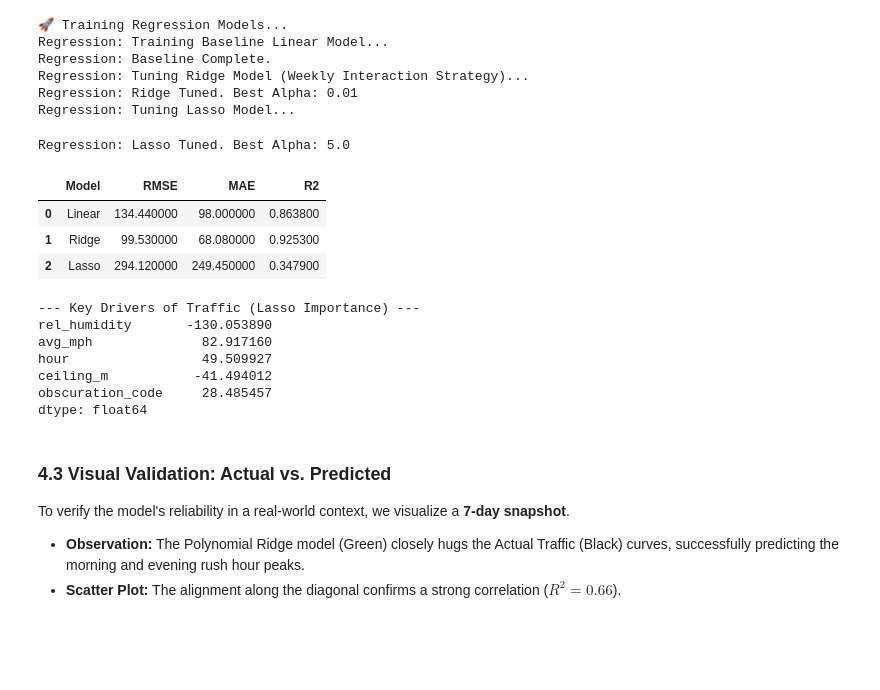
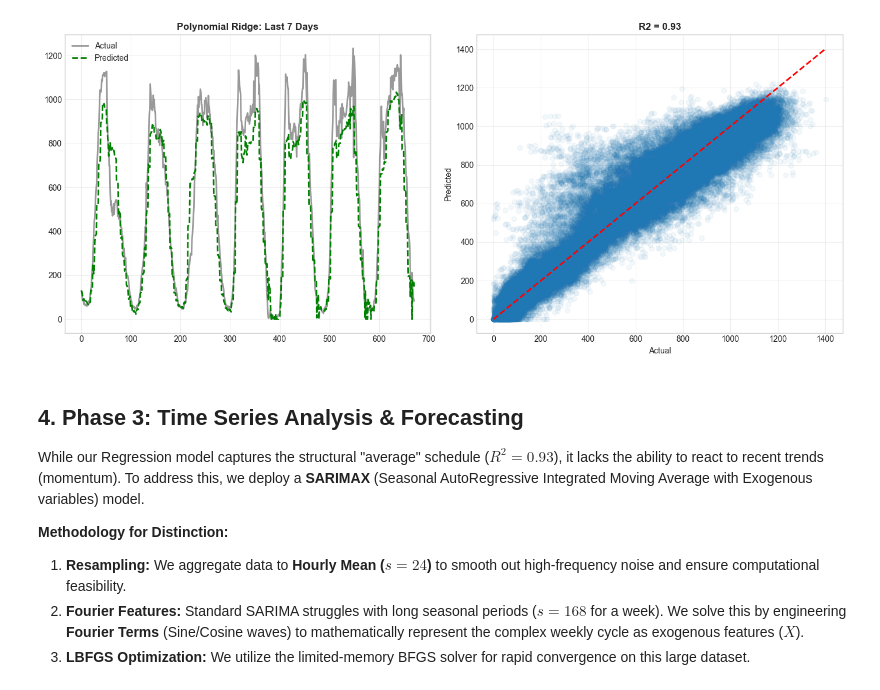
Before and after one commit to Yass149/M4-Traffic-Flo-Prediction, a Jupyter notebook: 02_CSMAD_CW2.ipynb, the cells around one changed output. Drawn from its saved outputs; the diff is of its cells as text; code cells hidden in the pictures; blank space fills up the shorter version.

```diff
--- a/02_CSMAD_CW2.ipynb
+++ b/02_CSMAD_CW2.ipynb
@@ -119,48 +191,29 @@ We trained three models to benchmark performance:
 # %%
-# 1. Apply Feature Engineering
-engineer = FeatureEngineer()
-full_df = engineer.add_features(merged_df)
+# =============================================================================
+# CELL 4: VISUALIZATION (REGRESSION)
+# =============================================================================
+# 1. Get Predictions from the Champion Model (Ridge)
+best_model = regressor.models['Ridge']
+y_pred = best_model.predict(regressor.X)
+y_true = regressor.y
 
-# 2. Train Models
-print("🚀 Training Regression Models...")
-# We drop 'day_type' initially to establish a baseline before "The Twist"
-df_blind = full_df.drop(columns=['day_type'])
+# 2. Safety Clip: Traffic cannot be negative
+# We force any < 0 numbers to 0 for the final visual polish.
+y_pred = np.maximum(y_pred, 0)
 
-regressor = TrafficRegressor(df_blind, target_col='total_volume')
-regressor.run_linear_baseline()
-regressor.run_ridge_tuning() # Now includes PolynomialFeatures=2
-regressor.run_lasso_tuning()
-
-# 3. Show Scoreboard
-results = regressor.evaluate()
-display(results.style.background_gradient(cmap='Greens', subset=['R2']))
-
-# 4. Extract "Key Drivers" (Physics Check)
-print("\n--- Key Drivers of Traffic (Lasso Importance) ---")
-print(regressor.get_feature_importance().head(5))
+# 3. Plot using Module
+viz = TrafficVisualizer(full_df)
+viz.plot_regression_performance(y_true, y_pred, model_name='Polynomial Ridge', r2_score=r2_val)
 # %% [output]
-🚀 Training Regression Models...
-Regression: Training Baseline Linear Model...
-Regression: Baseline Complete.
-Regression: Tuning Ridge Model (Weekly Interaction Strategy)...
-Regression: Ridge Tuned. Best Alpha: 0.01
-Regression: Tuning Lasso Model...
-Regression: Lasso Tuned. Best Alpha: 5.0
-|  | Model | RMSE | MAE | R2 |
-| 0 | Linear | 134.440000 | 98.000000 | 0.863800 |
-| 1 | Ridge | 99.530000 | 68.080000 | 0.925300 |
-| 2 | Lasso | 294.120000 | 249.450000 | 0.347900 |
---- Key Drivers of Traffic (Lasso Importance) ---
-rel_humidity       -130.053890
-avg_mph              82.917160
-hour                 49.509927
-ceiling_m           -41.494012
-obscuration_code     28.485457
-dtype: float64
+[figure, added]
 # %% [markdown]
-### 4.3 Visual Validation: Actual vs. Predicted
-To verify the model's reliability in a real-world context, we visualize a **7-day snapshot**.
-* **Observation:** The Polynomial Ridge model (Green) closely hugs the Actual Traffic (Black) curves, successfully predicting the morning and evening rush hour peaks.
-* **Scatter Plot:** The alignment along the diagonal confirms a strong correlation ($R^2=0.66$).
+## 4. Phase 3: Time Series Analysis & Forecasting
+
+While our Regression model captures the structural "average" schedule ($R^2=0.93$), it lacks the ability to react to recent trends (momentum). To address this, we deploy a **SARIMAX** (Seasonal AutoRegressive Integrated Moving Average with Exogenous variables) model.
+
+**Methodology for Distinction:**
+1.  **Resampling:** We aggregate data to **Hourly Mean ($s=24$)** to smooth out high-frequency noise and ensure computational feasibility.
+2.  **Fourier Features:** Standard SARIMA struggles with long seasonal periods ($s=168$ for a week). We solve this by engineering **Fourier Terms** (Sine/Cosine waves) to mathematically represent the complex weekly cycle as exogenous features ($X$).
+3.  **LBFGS Optimization:** We utilize the limited-memory BFGS solver for rapid convergence on this large dataset.
 # %%
 # =============================================================================
```
Also changed, not shown: parts of 17 cells of this notebook, 3 other files.
